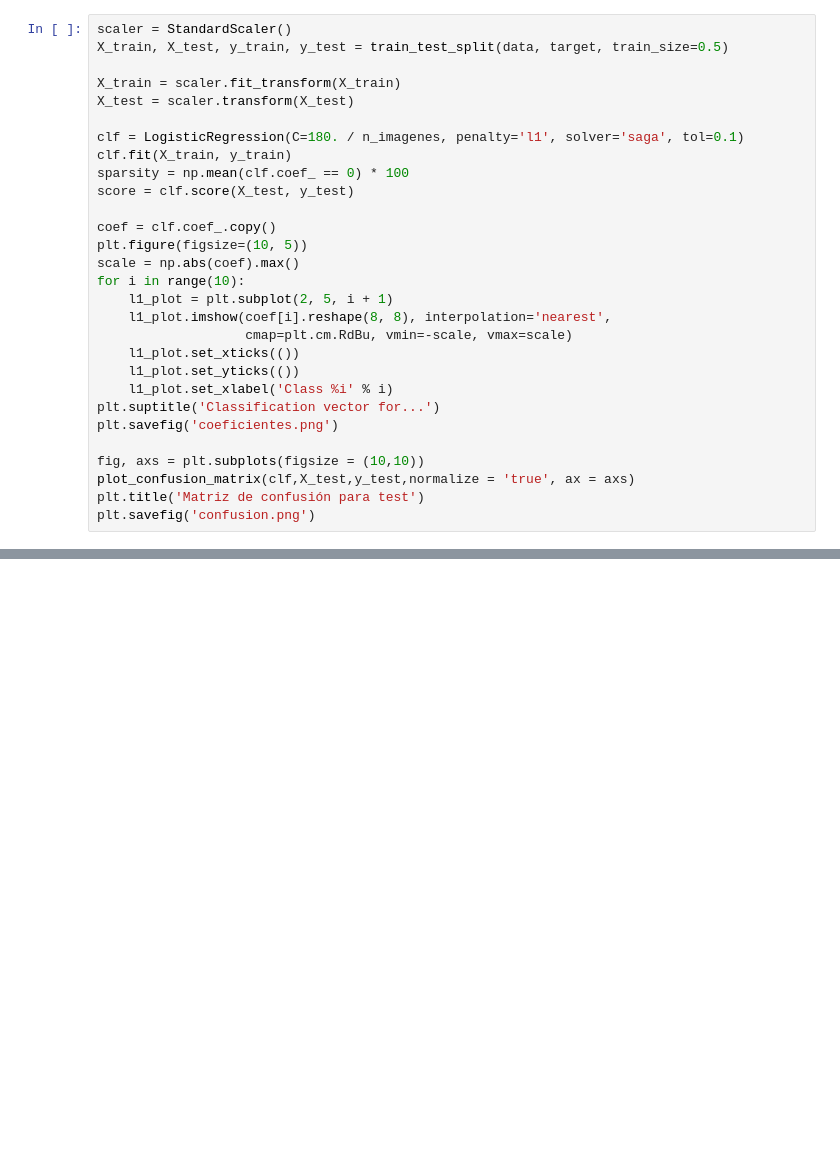
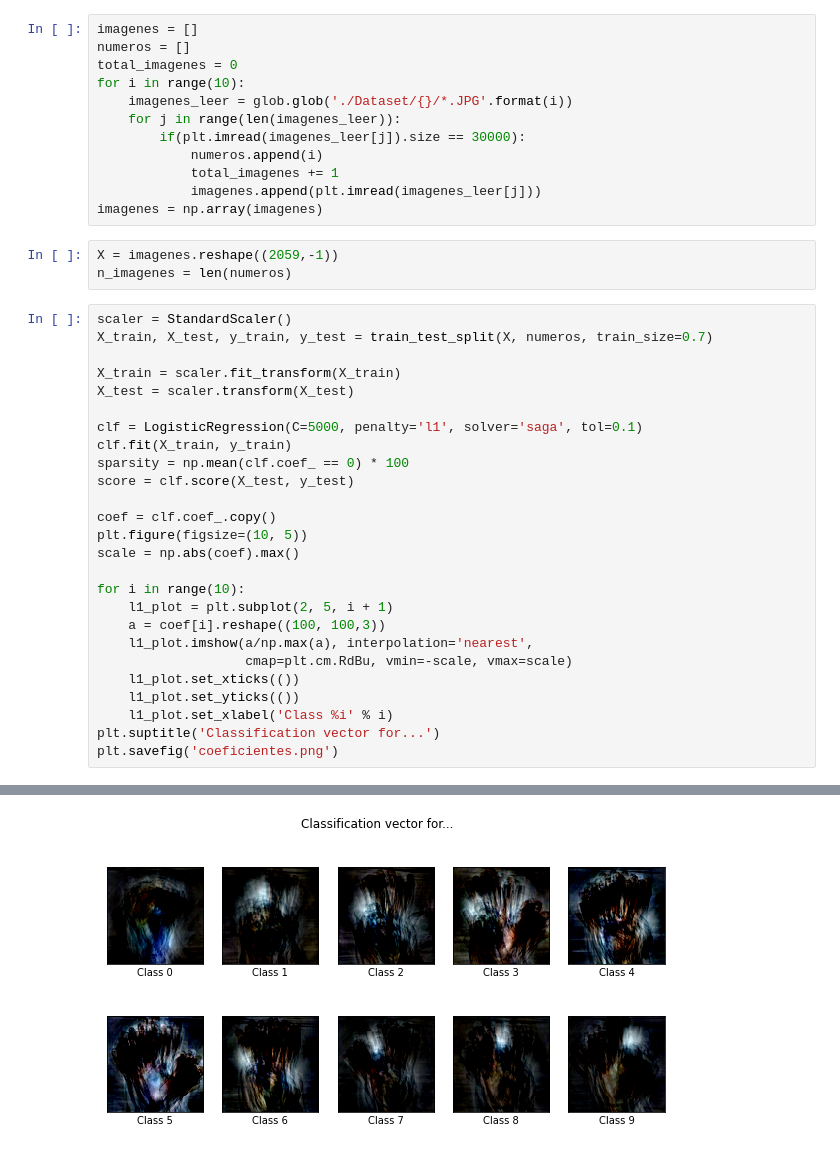
Before and after one commit to Jose991019/PenarandaJose_Ejercicio23, a Jupyter notebook: Untitled.ipynb, the cells around one changed output, grey strips where cells are left out. Saved outputs shown, nothing was run; the diff lists cells and outputs as text; blank space fills up the shorter version.

```diff
--- a/Untitled.ipynb
+++ b/Untitled.ipynb
@@ -21,11 +11,26 @@ imagenes.shape
+# %%
+imagenes = []
+numeros = []
+total_imagenes = 0
+for i in range(10):
+    imagenes_leer = glob.glob('./Dataset/{}/*.JPG'.format(i))
+    for j in range(len(imagenes_leer)):
+        if(plt.imread(imagenes_leer[j]).size == 30000):
+            numeros.append(i)
+            total_imagenes += 1
+            imagenes.append(plt.imread(imagenes_leer[j]))
+imagenes = np.array(imagenes)
+# %%
+X = imagenes.reshape((2059,-1))
+n_imagenes = len(numeros)
 # %%
 scaler = StandardScaler()
-X_train, X_test, y_train, y_test = train_test_split(data, target, train_size=0.5)
+X_train, X_test, y_train, y_test = train_test_split(X, numeros, train_size=0.7)
 
 X_train = scaler.fit_transform(X_train)
 X_test = scaler.transform(X_test)
 
-clf = LogisticRegression(C=180. / n_imagenes, penalty='l1', solver='saga', tol=0.1)
+clf = LogisticRegression(C=5000, penalty='l1', solver='saga', tol=0.1)
 clf.fit(X_train, y_train)
 sparsity = np.mean(clf.coef_ == 0) * 100
 score = clf.score(X_test, y_test)
@@ -33,17 +38,15 @@ score = clf.score(X_test, y_test)
 coef = clf.coef_.copy()
 plt.figure(figsize=(10, 5))
 scale = np.abs(coef).max()
+
 for i in range(10):
     l1_plot = plt.subplot(2, 5, i + 1)
-    l1_plot.imshow(coef[i].reshape(8, 8), interpolation='nearest',
+    a = coef[i].reshape((100, 100,3))
+    l1_plot.imshow(a/np.max(a), interpolation='nearest',
                    cmap=plt.cm.RdBu, vmin=-scale, vmax=scale)
     l1_plot.set_xticks(())
     l1_plot.set_yticks(())
     l1_plot.set_xlabel('Class %i' % i)
 plt.suptitle('Classification vector for...')
 plt.savefig('coeficientes.png')
-
-fig, axs = plt.subplots(figsize = (10,10))
-plot_confusion_matrix(clf,X_test,y_test,normalize = 'true', ax = axs)
-plt.title('Matriz de confusión para test')
-plt.savefig('confusion.png')
+# %% [output]
@@ -49,0 +63 @@ plt.savefig('confusion.png')
+[figure, added]
```
Also changed, not shown: parts of 5 cells of this notebook.
